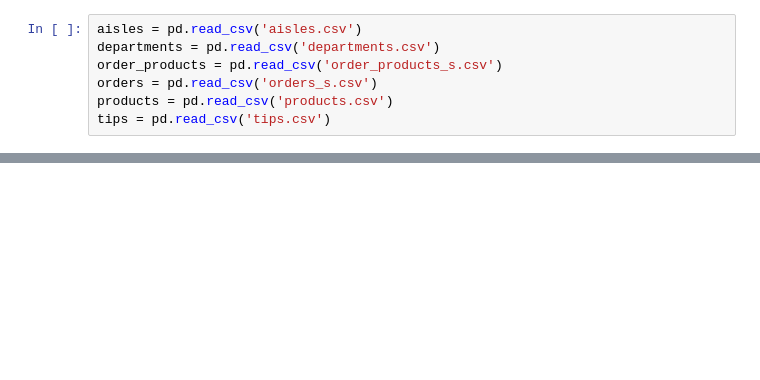
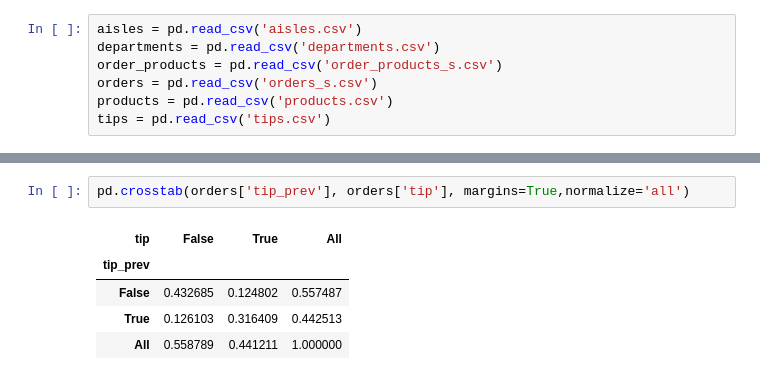
Before and after one commit to Datata1/DABI1, a Jupyter notebook: Daten/Frage1.ipynb, the cells around one changed output, grey strips where cells are left out. Drawn from its saved outputs; the diff is of its cells as text; blank space fills up the shorter version.

```diff
--- a/Daten/Frage1.ipynb
+++ b/Daten/Frage1.ipynb
@@ -23,0 +78,8 @@ orders['tip_prev2'] = orders['tip_prev2'].astype(bool)
+# %%
+pd.crosstab(orders['tip_prev'], orders['tip'], margins=True,normalize='all')
+# %% [output]
+| tip | False | True | All |
+| tip_prev |  |  |  |
+| False | 0.432685 | 0.124802 | 0.557487 |
+| True | 0.126103 | 0.316409 | 0.442513 |
+| All | 0.558789 | 0.441211 | 1.000000 |
```
Also changed, not shown: parts of 18 cells of this notebook, 2 other files.
